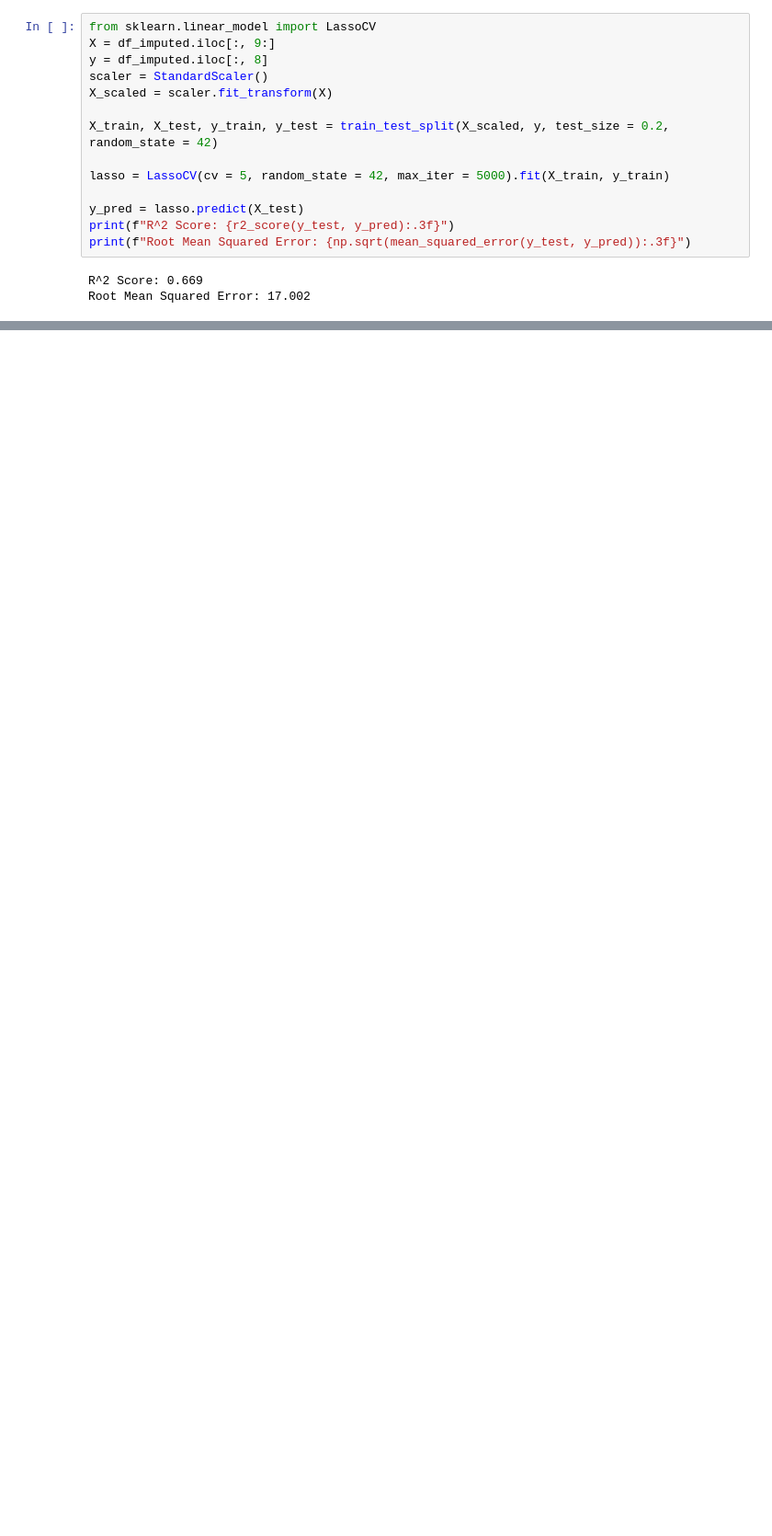
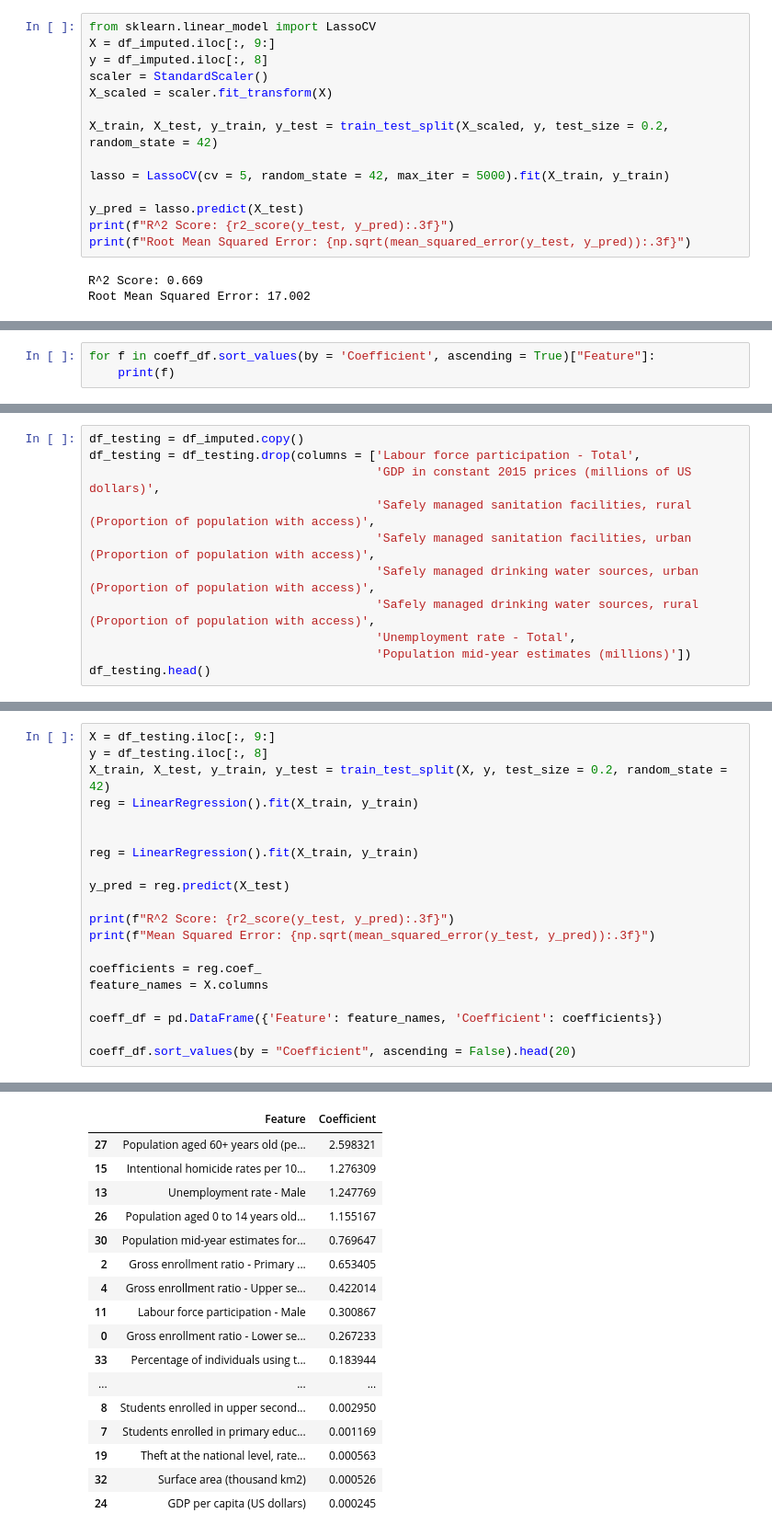
Before and after one commit to AidanMayhue/ml_3021_project, a Jupyter notebook: Results/Results.ipynb, the cells around one changed output, grey strips where cells are left out. Shown: that part at 92% size. Drawn from its saved outputs; the diff is of its cells as text; blank space fills up the shorter version.

```diff
--- a/Results/Results.ipynb
+++ b/Results/Results.ipynb
@@ -194,0 +201,3 @@ coeff_df.sort_values(by = "Coefficient", ascending = True).head(100)
+# %%
+for f in coeff_df.sort_values(by = 'Coefficient', ascending = True)["Feature"]:
+    print(f)
@@ -194,0 +222,11 @@ coeff_df.sort_values(by = "Coefficient", ascending = True).head(100)
+# %%
+df_testing = df_imputed.copy()
+df_testing = df_testing.drop(columns = ['Labour force participation - Total',
+                                        'GDP in constant 2015 prices (millions of US dollars)',
+                                        'Safely managed sanitation facilities, rural (Proportion of population with access)',
+                                        'Safely managed sanitation facilities, urban (Proportion of population with access)',
+                                        'Safely managed drinking water sources, urban (Proportion of population with access)',
+                                        'Safely managed drinking water sources, rural (Proportion of population with access)',
+                                        'Unemployment rate - Total',
+                                        'Population mid-year estimates (millions)'])
+df_testing.head()
@@ -194,0 +241,21 @@ coeff_df.sort_values(by = "Coefficient", ascending = True).head(100)
+# %%
+X = df_testing.iloc[:, 9:]
+y = df_testing.iloc[:, 8]
+X_train, X_test, y_train, y_test = train_test_split(X, y, test_size = 0.2, random_state = 42)
+reg = LinearRegression().fit(X_train, y_train)
+
+
+reg = LinearRegression().fit(X_train, y_train)
+
+y_pred = reg.predict(X_test)
+
+print(f"R^2 Score: {r2_score(y_test, y_pred):.3f}")
+print(f"Mean Squared Error: {np.sqrt(mean_squared_error(y_test, y_pred)):.3f}")
+
+coefficients = reg.coef_
+feature_names = X.columns
+
+coeff_df = pd.DataFrame({'Feature': feature_names, 'Coefficient': coefficients})
+
+coeff_df.sort_values(by = "Coefficient", ascending = False).head(20)
+# %% [output]
@@ -194,0 +264,17 @@ coeff_df.sort_values(by = "Coefficient", ascending = True).head(100)
+|  | Feature | Coefficient |
+| 27 | Population aged 60+ years old (pe... | 2.598321 |
+| 15 | Intentional homicide rates per 10... | 1.276309 |
+| 13 | Unemployment rate - Male | 1.247769 |
+| 26 | Population aged 0 to 14 years old... | 1.155167 |
+| 30 | Population mid-year estimates for... | 0.769647 |
+| 2 | Gross enrollment ratio - Primary ... | 0.653405 |
+| 4 | Gross enrollment ratio - Upper se... | 0.422014 |
+| 11 | Labour force participation - Male | 0.300867 |
+| 0 | Gross enrollment ratio - Lower se... | 0.267233 |
+| 33 | Percentage of individuals using t... | 0.183944 |
+| ... | ... | ... |
+| 8 | Students enrolled in upper second... | 0.002950 |
+| 7 | Students enrolled in primary educ... | 0.001169 |
+| 19 | Theft at the national level, rate... | 0.000563 |
+| 32 | Surface area (thousand km2) | 0.000526 |
+| 24 | GDP per capita (US dollars) | 0.000245 |
```
Also changed, not shown: parts of 5 cells of this notebook.
